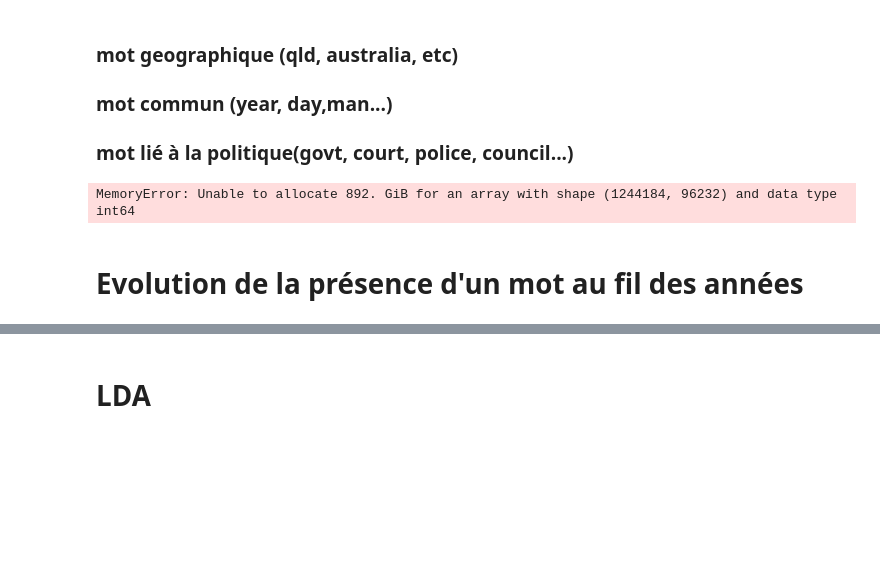
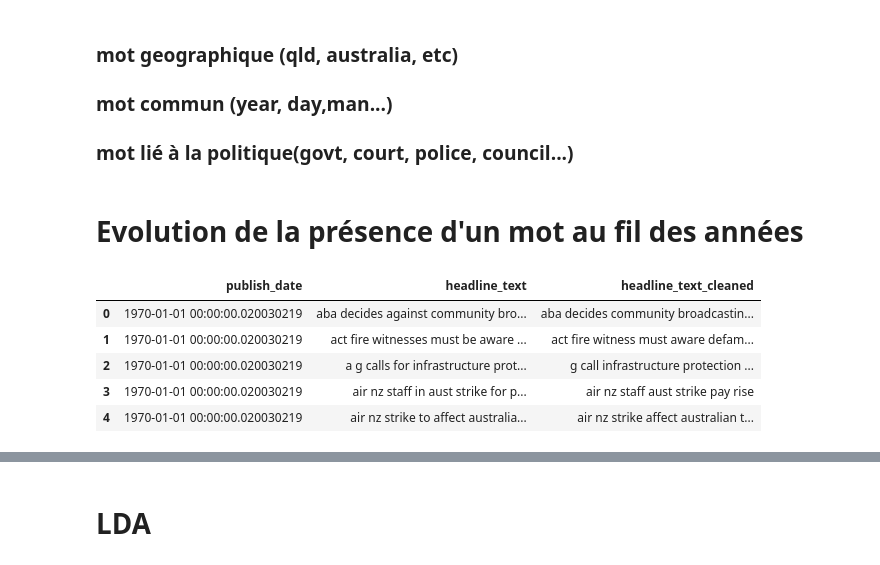
Before and after one commit to EdCiN/Text_Mining_Projet, a Jupyter notebook: p4.ipynb, the cells around one changed output, grey strips where cells are left out. Cells and saved outputs as stored; diff of their text form; code cells hidden in the pictures; blank space fills up the shorter version.

```diff
--- a/p4.ipynb
+++ b/p4.ipynb
@@ -164,24 +149,17 @@ Name: count, dtype: int64
 ### mot geographique (qld, australia, etc)
 ### mot commun (year, day,man...)
 ### mot lié à la politique(govt, court, police, council...)
-# %%
-from sklearn.feature_extraction.text import CountVectorizer
-
-# Create an instance of CountVectorizer
-vectorizer = CountVectorizer()
-
-# Fit and transform the cleaned text data
-dtm = vectorizer.fit_transform(data['headline_text_cleaned'])
-
-# Convert the document-term matrix to a pandas DataFrame
-dtm_df = pd.DataFrame(dtm.toarray(), columns=vectorizer.get_feature_names())
-
-# Print the document-term matrix
-print(dtm_df)
-# %% [output]
-MemoryError: Unable to allocate 892. GiB for an array with shape (1244184, 96232) and data type int64
 # %% [markdown]
 # Evolution de la présence d'un mot au fil des années
+# %%
+data.head()
+# %% [output]
+|  | publish_date | headline_text | headline_text_cleaned |
+| 0 | 1970-01-01 00:00:00.020030219 | aba decides against community bro... | aba decides community broadcastin... |
+| 1 | 1970-01-01 00:00:00.020030219 | act fire witnesses must be aware ... | act fire witness must aware defam... |
+| 2 | 1970-01-01 00:00:00.020030219 | a g calls for infrastructure prot... | g call infrastructure protection ... |
+| 3 | 1970-01-01 00:00:00.020030219 | air nz staff in aust strike for p... | air nz staff aust strike pay rise |
+| 4 | 1970-01-01 00:00:00.020030219 | air nz strike to affect australia... | air nz strike affect australian t... |
 # %%
 import matplotlib.pyplot as plt
 # %%
```
Also changed, not shown: parts of 32 cells of this notebook.
